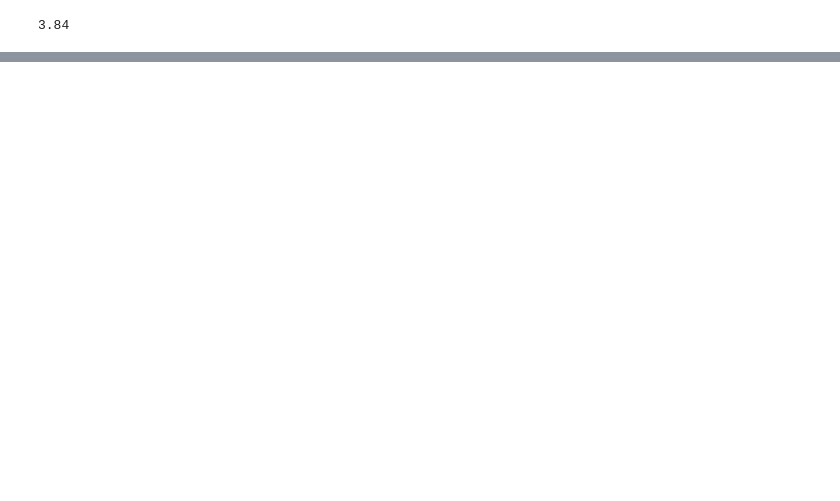
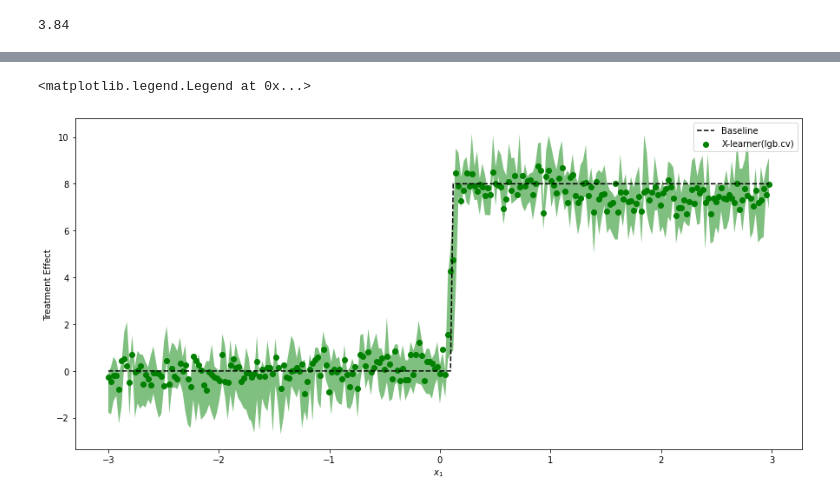
Before and after one commit to nekoumei/snippets, a Jupyter notebook: notebook/econmlのestimatorにlgb.cvを使う.ipynb, the cells around one changed output, grey strips where cells are left out. Drawn from its saved outputs; the diff is of its cells as text; code cells hidden in the pictures; blank space fills up the shorter version.

```diff
--- a/notebook/econmlのestimatorにlgb.cvを使う.ipynb
+++ b/notebook/econmlのestimatorにlgb.cvを使う.ipynb
@@ -261,0 +266,11 @@ plt.legend()
+# %%
+%%time
+# Instantiate T learner
+models = GradientBoostingRegressor(n_estimators=100, max_depth=6, min_samples_leaf=int(n/100))
+propensity_model = RandomForestClassifier(n_estimators=100, max_depth=6, min_samples_leaf=int(n/100))
+X_learner = XLearner(models, propensity_model=propensity_model)
+# Train T_learner
+X_learner.fit(Y, T, X, inference=BootstrapInference(n_bootstrap_samples=10))
+# Estimate treatment effects on test data
+X_te_gbr = X_learner.effect(X_test)
+X_te_gbr_low, X_te_gbr_high = X_learner.effect_interval(X_test, alpha=0.05)
@@ -261,0 +288,11 @@ plt.legend()
+# %%
+%%time
+# Instantiate T learner
+models = LGBCVRegressor()
+propensity_model = LGBCVBinaryClassifier()
+X_learner = XLearner(models, propensity_model=propensity_model)
+# Train T_learner
+X_learner.fit(Y, T, X, inference=BootstrapInference(n_bootstrap_samples=10, n_jobs=1))
+# Estimate treatment effects on test data
+X_te_lgb = X_learner.effect(X_test)
+X_te_lgb_low, X_te_lgb_high = X_learner.effect_interval(X_test, alpha=0.05)
@@ -261,0 +351,12 @@ plt.legend()
+# %%
+plt.figure(figsize=[15, 7])
+plt.plot(X_test[:, 1], np.apply_along_axis(treatment_effect, 1, X_test), color='black', ls='--', label='Baseline')
+plt.scatter(X_test[:, 1], X_te_lgb, label="X-learner(lgb.cv)", color='g')
+plt.fill_between(X_test[:, 1], X_te_lgb_low, X_te_lgb_high, facecolor='g', alpha=0.5)
+
+plt.xlabel('$x_1$')
+plt.ylabel('Treatment Effect')
+plt.legend()
+# %% [output]
+<matplotlib.legend.Legend at 0x...>
+[figure, added]
```
Also changed, not shown: parts of 15 cells of this notebook.
